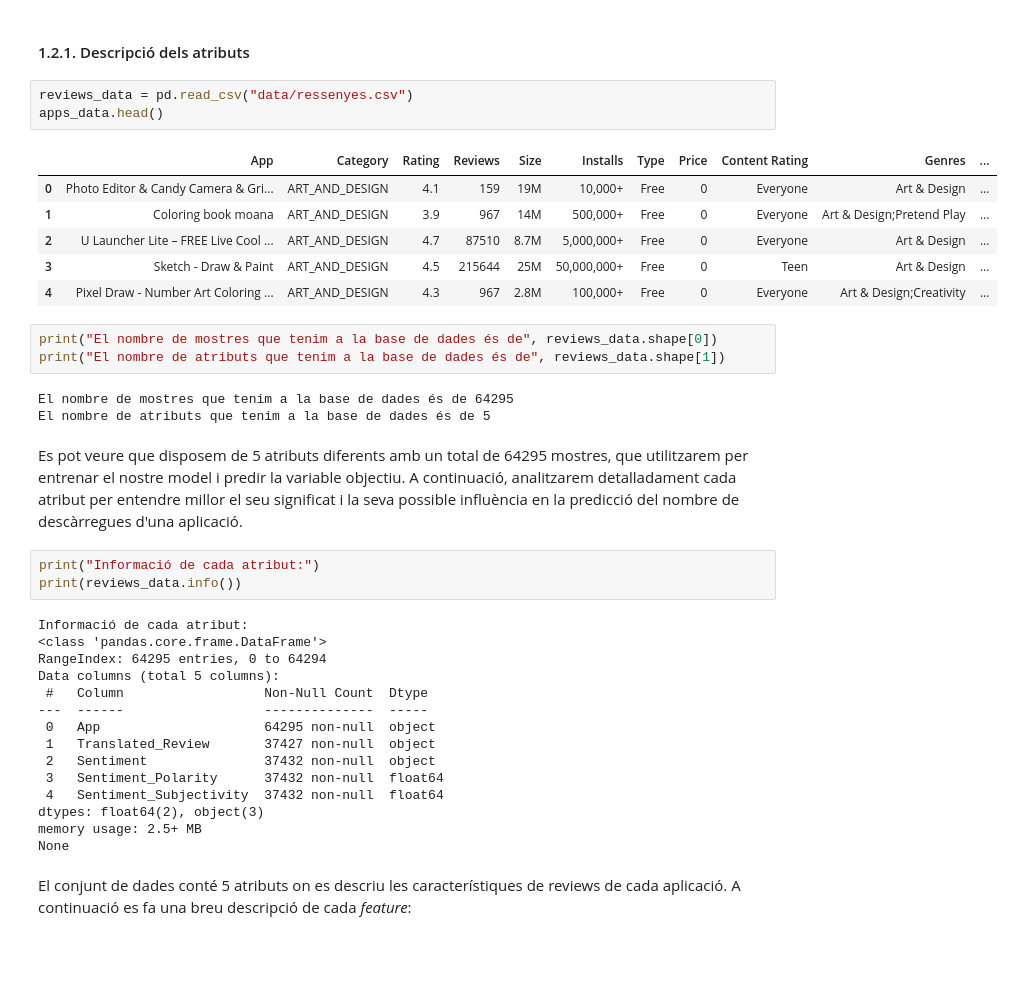
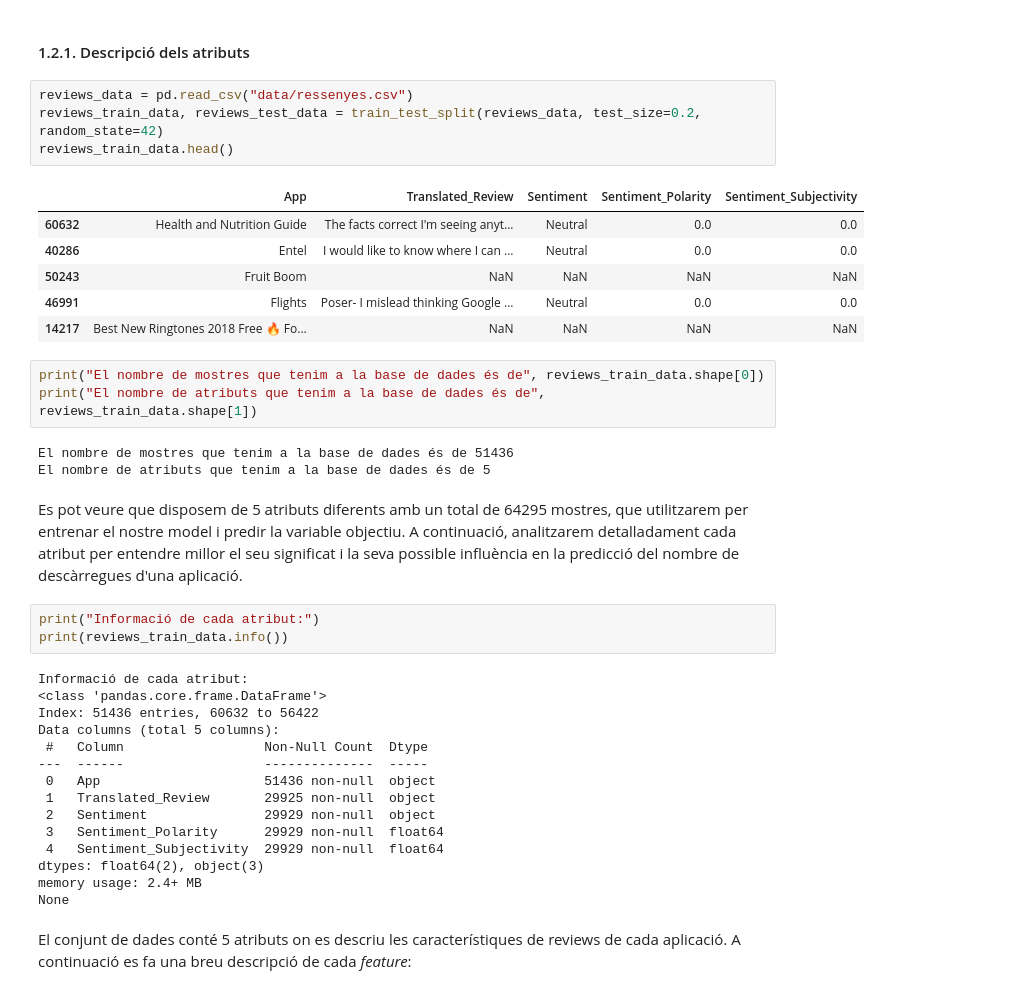
Before and after one commit to NIU1672001/Google-Play-Store-Apps, a Jupyter notebook: Google Play Store Apps.ipynb, the cells around one changed output. Cells and saved outputs as stored; diff of their text form; blank space fills up the shorter version.

```diff
--- a/Google Play Store Apps.ipynb
+++ b/Google Play Store Apps.ipynb
@@ -261,39 +265,40 @@ Segons la sortida anterior podem veure que tenim categories coherents amb la tem
 #### 1.2.1. Descripció dels atributs
 # %%
 reviews_data = pd.read_csv("data/ressenyes.csv")
-apps_data.head()
+reviews_train_data, reviews_test_data = train_test_split(reviews_data, test_size=0.2, random_state=42)
+reviews_train_data.head()
 # %% [output]
-|  | App | Category | Rating | Reviews | Size | Installs | Type | Price | Content Rating | Genres | ... |
-| 0 | Photo Editor & Candy Camera & Gri... | ART_AND_DESIGN | 4.1 | 159 | 19M | 10,000+ | Free | 0 | Everyone | Art & Design | ... |
-| 1 | Coloring book moana | ART_AND_DESIGN | 3.9 | 967 | 14M | 500,000+ | Free | 0 | Everyone | Art & Design;Pretend Play | ... |
-| 2 | U Launcher Lite – FREE Live Cool ... | ART_AND_DESIGN | 4.7 | 87510 | 8.7M | 5,000,000+ | Free | 0 | Everyone | Art & Design | ... |
-| 3 | Sketch - Draw & Paint | ART_AND_DESIGN | 4.5 | 215644 | 25M | 50,000,000+ | Free | 0 | Teen | Art & Design | ... |
-| 4 | Pixel Draw - Number Art Coloring ... | ART_AND_DESIGN | 4.3 | 967 | 2.8M | 100,000+ | Free | 0 | Everyone | Art & Design;Creativity | ... |
+|  | App | Translated_Review | Sentiment | Sentiment_Polarity | Sentiment_Subjectivity |
+| 60632 | Health and Nutrition Guide | The facts correct I'm seeing anyt... | Neutral | 0.0 | 0.0 |
+| 40286 | Entel | I would like to know where I can ... | Neutral | 0.0 | 0.0 |
+| 50243 | Fruit Boom | NaN | NaN | NaN | NaN |
+| 46991 | Flights | Poser- I mislead thinking Google ... | Neutral | 0.0 | 0.0 |
+| 14217 | Best New Ringtones 2018 Free 🔥 Fo... | NaN | NaN | NaN | NaN |
 # %%
-print("El nombre de mostres que tenim a la base de dades és de", reviews_data.shape[0])
-print("El nombre de atributs que tenim a la base de dades és de", reviews_data.shape[1])
+print("El nombre de mostres que tenim a la base de dades és de", reviews_train_data.shape[0])
+print("El nombre de atributs que tenim a la base de dades és de", reviews_train_data.shape[1])
 # %% [output]
-El nombre de mostres que tenim a la base de dades és de 64295
+El nombre de mostres que tenim a la base de dades és de 51436
 El nombre de atributs que tenim a la base de dades és de 5
 # %% [markdown]
 Es pot veure que disposem de 5 atributs diferents amb un total de 64295 mostres, que utilitzarem per entrenar el nostre model i predir la variable objectiu. A continuació, analitzarem detalladament cada atribut per entendre millor el seu significat i la seva possible influència en la predicció del nombre de descàrregues d'una aplicació.
 # %%
 print("Informació de cada atribut:")
-print(reviews_data.info())
+print(reviews_train_data.info())
 # %% [output]
 Informació de cada atribut:
 <class 'pandas.core.frame.DataFrame'>
-RangeIndex: 64295 entries, 0 to 64294
+Index: 51436 entries, 60632 to 56422
 Data columns (total 5 columns):
  #   Column                  Non-Null Count  Dtype
 ---  ------                  --------------  -----
- 0   App                     64295 non-null  object
- 1   Translated_Review       37427 non-null  object
- 2   Sentiment               37432 non-null  object
- 3   Sentiment_Polarity      37432 non-null  float64
- 4   Sentiment_Subjectivity  37432 non-null  float64
+ 0   App                     51436 non-null  object
+ 1   Translated_Review       29925 non-null  object
+ 2   Sentiment               29929 non-null  object
+ 3   Sentiment_Polarity      29929 non-null  float64
+ 4   Sentiment_Subjectivity  29929 non-null  float64
 dtypes: float64(2), object(3)
-memory usage: 2.5+ MB
+memory usage: 2.4+ MB
 None
 # %% [markdown]
 El conjunt de dades conté 5 atributs on es descriu les característiques de reviews de cada aplicació. A continuació es fa una breu descripció de cada *feature*:
```
Also changed, not shown: parts of 30 cells of this notebook.
